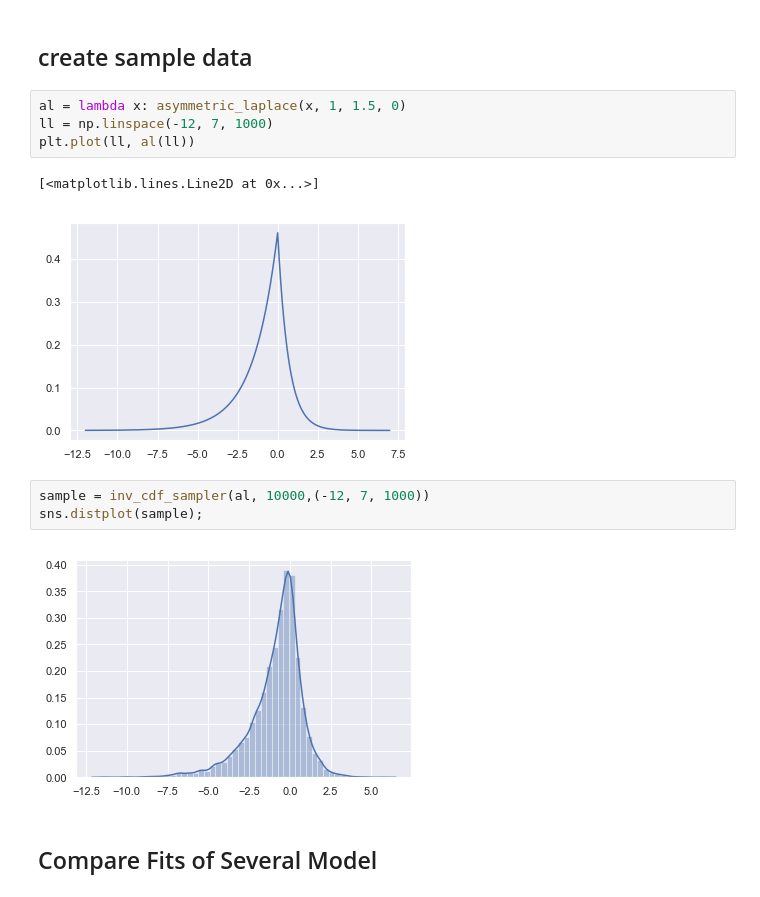
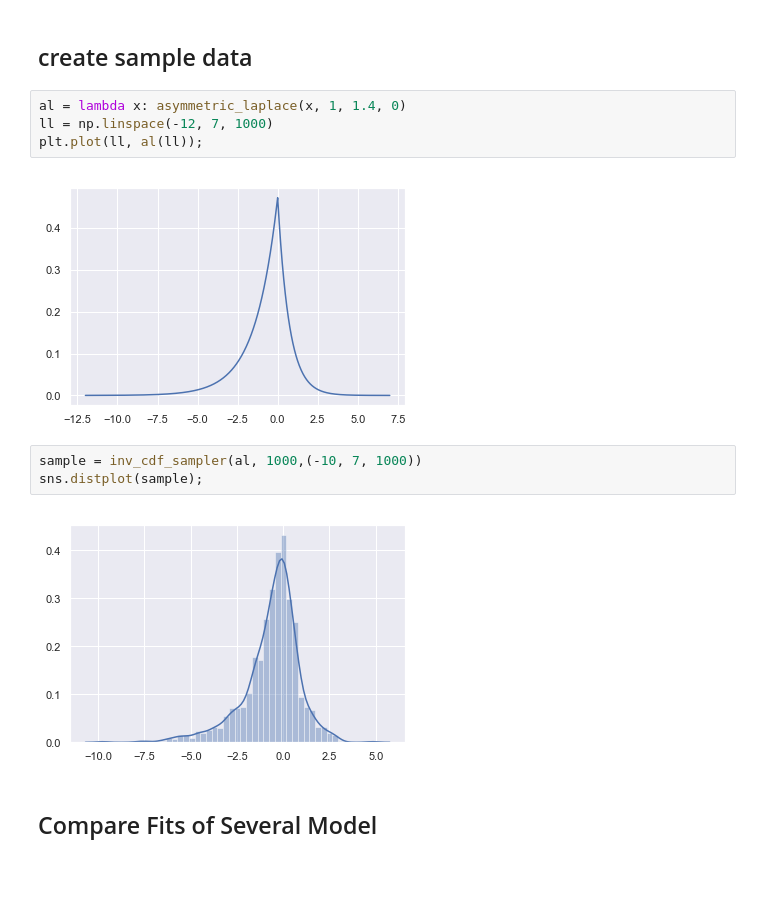
Before and after one commit to econokeith/pyqrse, a Jupyter notebook: example/pyqrse_sample_skewed_data.ipynb, the cells around one changed output. Cells and saved outputs as stored; diff of their text form.

```diff
--- a/example/pyqrse_sample_skewed_data.ipynb
+++ b/example/pyqrse_sample_skewed_data.ipynb
@@ -38,17 +34,16 @@ from pyqrse.utilities.mathstats import asymmetric_laplace, inv_cdf_sampler
 # %% [markdown]
 ## create sample data
 # %%
-al = lambda x: asymmetric_laplace(x, 1, 1.5, 0)
+al = lambda x: asymmetric_laplace(x, 1, 1.4, 0)
 ll = np.linspace(-12, 7, 1000)
-plt.plot(ll, al(ll))
+plt.plot(ll, al(ll));
 # %% [output]
-[<matplotlib.lines.Line2D at 0x...>]
-[figure, old version]
+[figure, new version]
 # %%
-sample = inv_cdf_sampler(al, 10000,(-12, 7, 1000))
+sample = inv_cdf_sampler(al, 1000,(-10, 7, 1000))
 sns.distplot(sample);
 # %% [output]
-[figure, old version]
+[figure, new version]
 # %% [markdown]
 ## Compare Fits of Several Model
 # %%
```
Also changed, not shown: parts of 17 cells of this notebook, 2 other files.
